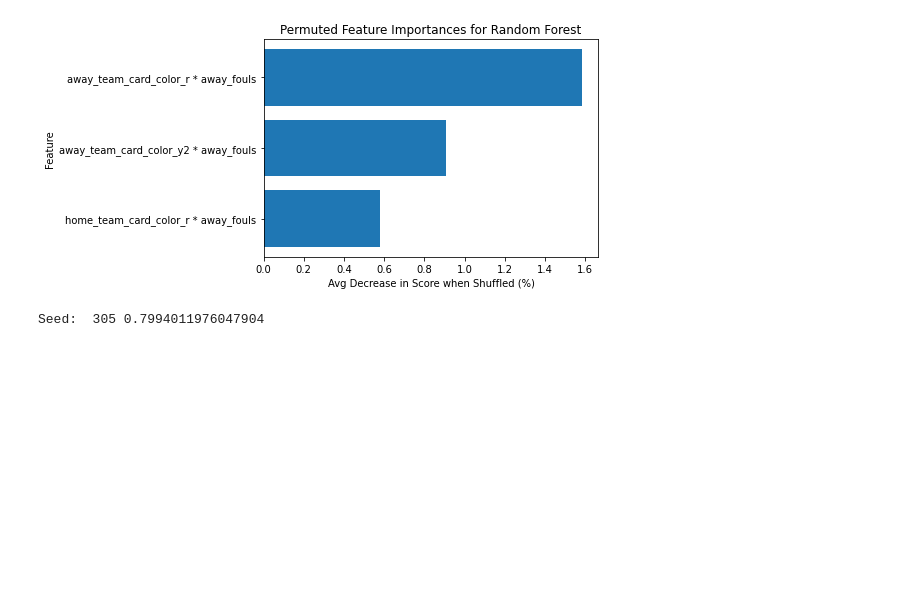
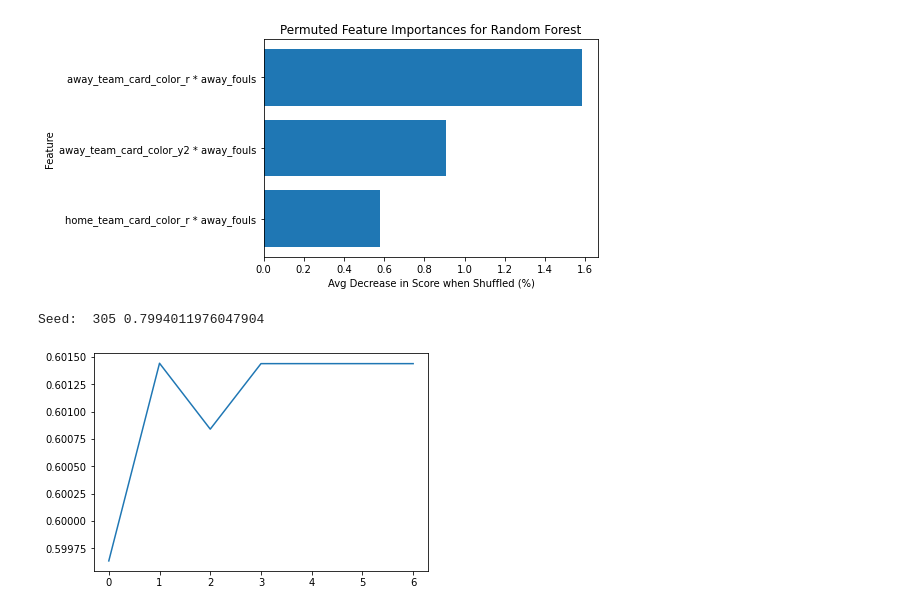
Before and after one commit to kcelebi/euro-football-officials-ML, a Jupyter notebook: pysrc/cleaning_ml.ipynb, the cells around one changed output. Cells and saved outputs as stored; diff of their text form; code cells hidden in the pictures; blank space fills up the shorter version.

```diff
--- a/pysrc/cleaning_ml.ipynb
+++ b/pysrc/cleaning_ml.ipynb
@@ -397,3 +432,16 @@ for i in tqdm(range(200, 400)):
         print('Seed: ', i, score)
 # %% [output]
 Seed:  305 0.7994011976047904
+# %%
+grid = {
+    'logit__C' : [0.5, 1, 2, 5, 10, 15, 20],
+    'logit__multi_class' : ['multinomial']
+}
+X_ds, y_ds, weights = transform_target(X, y, class_labels = ['W', 'L'], weight = True, down_sample = True)
+cv = GridSearchCV(Logitpipe(weights), grid, cv = 10, n_jobs = -1).fit(X_ds, y_ds)
+cv_res = pd.DataFrame(cv.cv_results_)
+# %%
+plt.plot(cv_res['mean_test_score'])
+plt.show()
+# %% [output]
+[figure, added]
```
Also changed, not shown: parts of 7 cells of this notebook, 5 other files.
